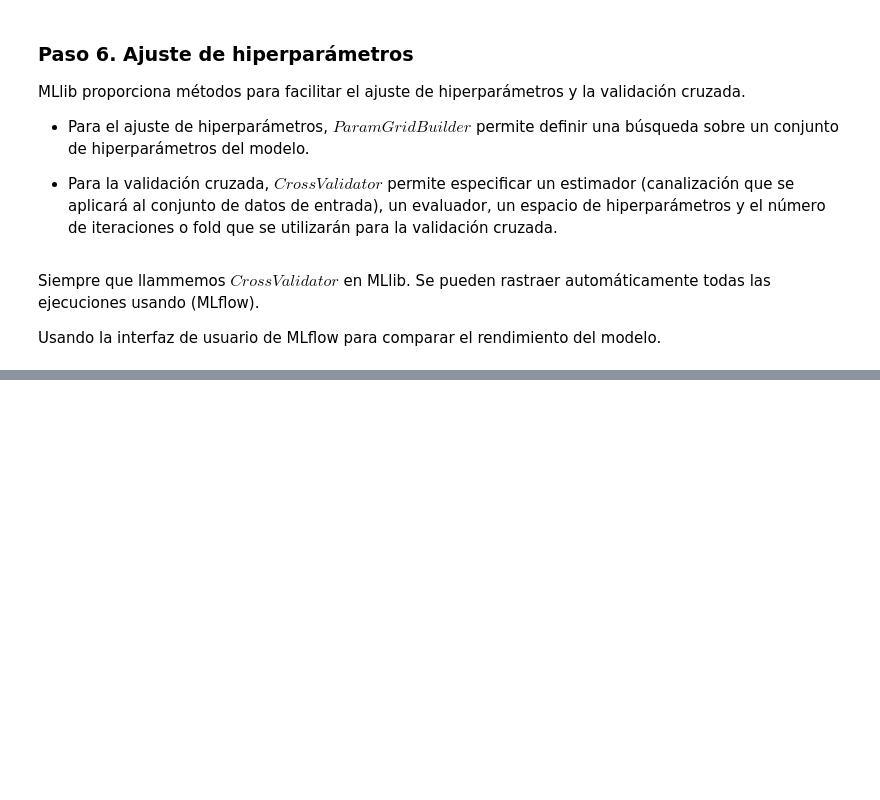
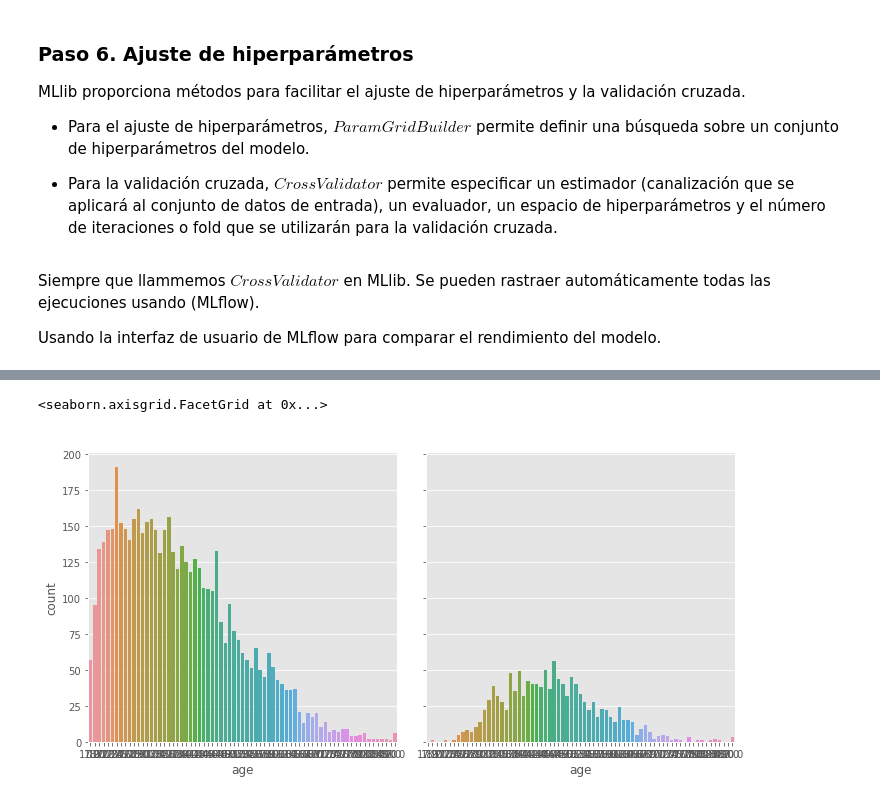
Before and after one commit to Corderodedios182/Resumenes-Python, a Jupyter notebook: 10_Big Data with PySpark/Machine Learning con MLlib.ipynb, the cells around one changed output, grey strips where cells are left out. Cells and saved outputs as stored; diff of their text form; code cells hidden in the pictures; blank space fills up the shorter version.

```diff
--- a/10_Big Data with PySpark/Machine Learning con MLlib.ipynb
+++ b/10_Big Data with PySpark/Machine Learning con MLlib.ipynb
@@ -493,0 +534,10 @@ cvModel = cv.fit(trainDF)
+# %%
+tmp  = spark.sql("""SELECT
+                   age, prediction, count(*) AS count
+             FROM finalPredictions
+             GROUP BY age, prediction
+             ORDER BY age """)
+
+tmp = tmp.toPandas()
+
+tmp
@@ -493,0 +558,17 @@ cvModel = cv.fit(trainDF)
+# %%
+import seaborn as sns
+import matplotlib.pyplot as plt
+
+plt.style.use("dark_background")
+plt.rcParams['figure.figsize'] = [25, 15]
+plt.style.use("ggplot")
+
+g = sns.catplot(x = 'age',
+                y = 'count',
+                col = 'prediction',
+                data = tmp,
+                kind = 'bar')
+g
+# %% [output]
+<seaborn.axisgrid.FacetGrid at 0x...>
+[figure, added]
```
Also changed, not shown: parts of 6 cells of this notebook.
